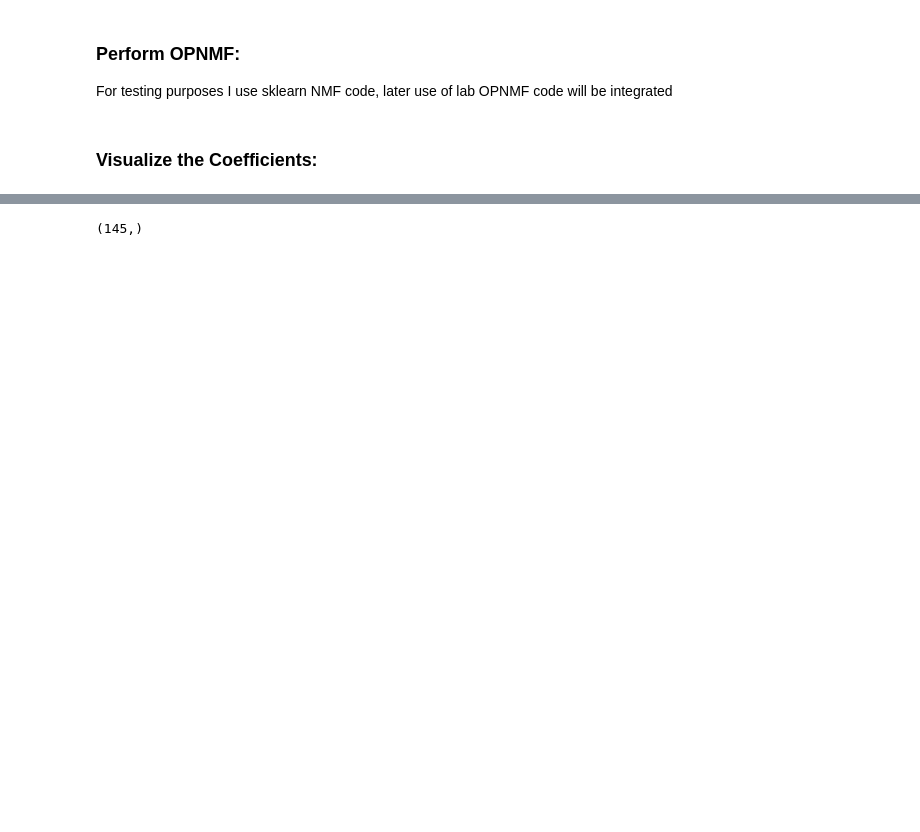
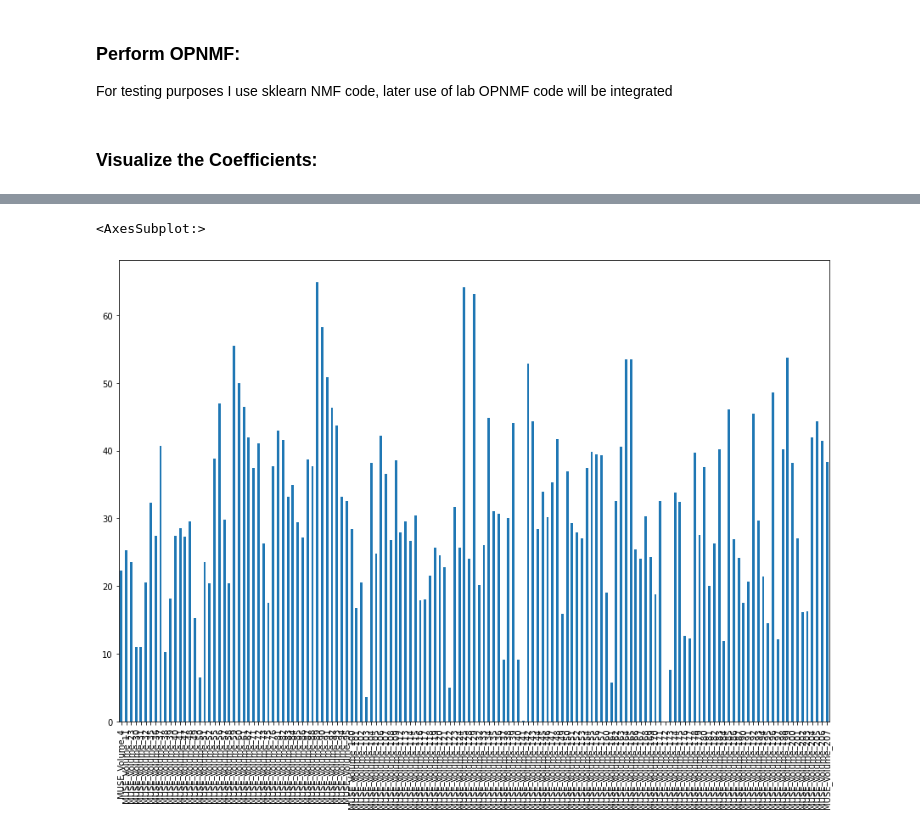
Before and after one commit to georgeaidinis/Dissertation, a Jupyter notebook: DATA/OPNMF_Testing_Using_UKBB_CN_Males.ipynb, the cells around one changed output, grey strips where cells are left out. Drawn from its saved outputs; the diff is of its cells as text; code cells hidden in the pictures; blank space fills up the shorter version.

```diff
--- a/DATA/OPNMF_Testing_Using_UKBB_CN_Males.ipynb
+++ b/DATA/OPNMF_Testing_Using_UKBB_CN_Males.ipynb
@@ -64,4 +78,5 @@ coeffs.head()
 # %%
-H[0].shape
+normalized_roi_matrix.iloc[0].plot(kind='bar', figsize=(15,10))
 # %% [output]
-(145,)
+<AxesSubplot:>
+[figure, added]
```
Also changed, not shown: parts of 8 cells of this notebook, 2 other files.
